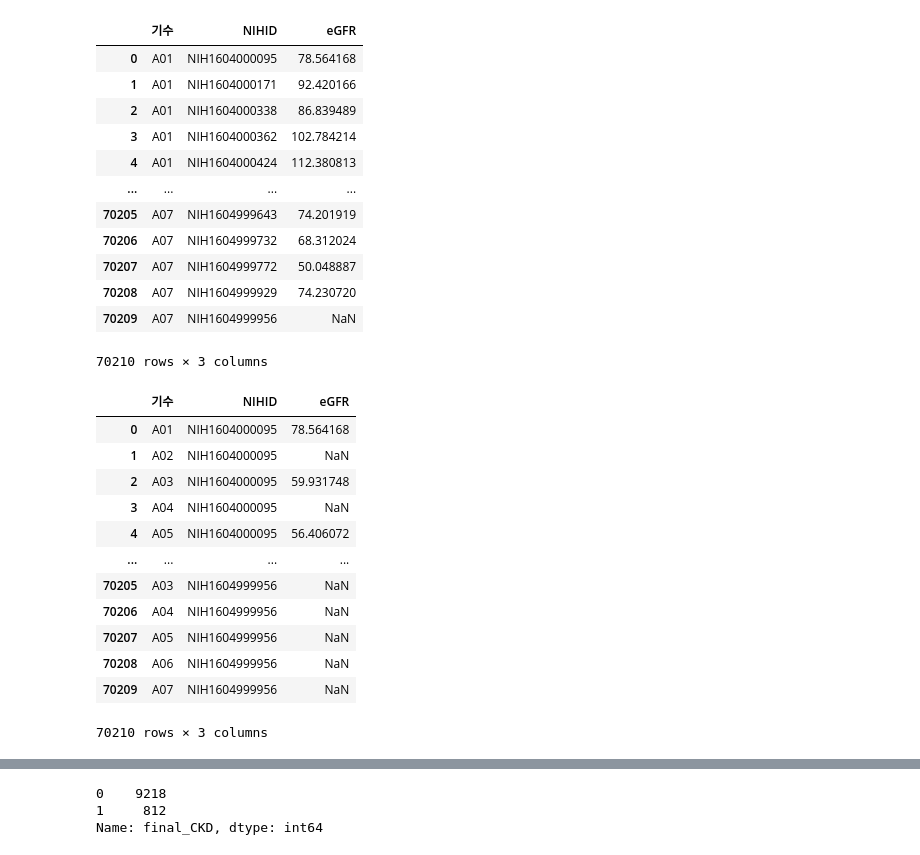
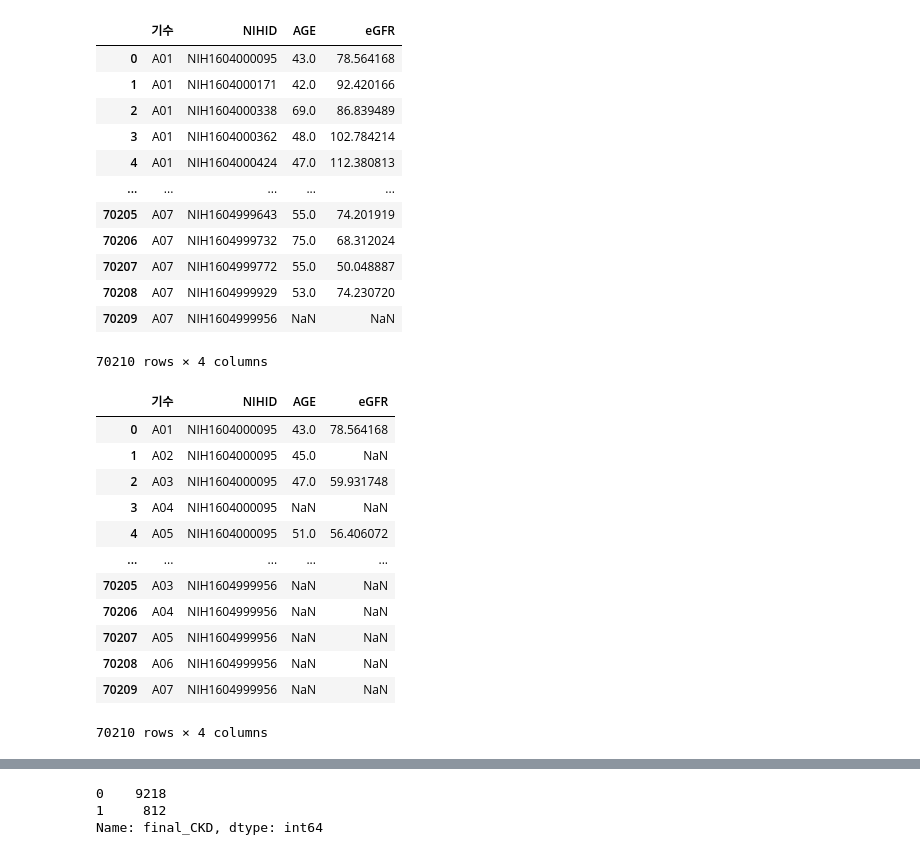
Before and after one commit to ZIO-KIM/SNUlab, a Jupyter notebook: Create CKD.ipynb, the cells around one changed output, grey strips where cells are left out. Drawn from its saved outputs; the diff is of its cells as text; code cells hidden in the pictures.

```diff
--- a/Create CKD.ipynb
+++ b/Create CKD.ipynb
@@ -57,20 +58,20 @@ final
 # %%
-new_ckd = final[['기수', 'NIHID', 'eGFR']]
+new_ckd = final[['기수', 'NIHID', 'AGE', 'eGFR']]
 new_ckd
 # %% [output]
-|  | 기수 | NIHID | eGFR |
-| 0 | A01 | NIH1604000095 | 78.564168 |
-| 1 | A01 | NIH1604000171 | 92.420166 |
-| 2 | A01 | NIH1604000338 | 86.839489 |
-| 3 | A01 | NIH1604000362 | 102.784214 |
-| 4 | A01 | NIH1604000424 | 112.380813 |
-| ... | ... | ... | ... |
-| 70205 | A07 | NIH1604999643 | 74.201919 |
-| 70206 | A07 | NIH1604999732 | 68.312024 |
-| 70207 | A07 | NIH1604999772 | 50.048887 |
-| 70208 | A07 | NIH1604999929 | 74.230720 |
-| 70209 | A07 | NIH1604999956 | NaN |
+|  | 기수 | NIHID | AGE | eGFR |
+| 0 | A01 | NIH1604000095 | 43.0 | 78.564168 |
+| 1 | A01 | NIH1604000171 | 42.0 | 92.420166 |
+| 2 | A01 | NIH1604000338 | 69.0 | 86.839489 |
+| 3 | A01 | NIH1604000362 | 48.0 | 102.784214 |
+| 4 | A01 | NIH1604000424 | 47.0 | 112.380813 |
+| ... | ... | ... | ... | ... |
+| 70205 | A07 | NIH1604999643 | 55.0 | 74.201919 |
+| 70206 | A07 | NIH1604999732 | 75.0 | 68.312024 |
+| 70207 | A07 | NIH1604999772 | 55.0 | 50.048887 |
+| 70208 | A07 | NIH1604999929 | 53.0 | 74.230720 |
+| 70209 | A07 | NIH1604999956 | NaN | NaN |
-70210 rows × 3 columns
+70210 rows × 4 columns
 # %%
 unique_id = new_ckd['NIHID'].unique().tolist()
 # %%
@@ -84,19 +85,19 @@ for id in unique_id:
 finalDf.reset_index(inplace = True, drop = True)
 finalDf
 # %% [output]
-|  | 기수 | NIHID | eGFR |
-| 0 | A01 | NIH1604000095 | 78.564168 |
-| 1 | A02 | NIH1604000095 | NaN |
-| 2 | A03 | NIH1604000095 | 59.931748 |
-| 3 | A04 | NIH1604000095 | NaN |
-| 4 | A05 | NIH1604000095 | 56.406072 |
-| ... | ... | ... | ... |
-| 70205 | A03 | NIH1604999956 | NaN |
-| 70206 | A04 | NIH1604999956 | NaN |
-| 70207 | A05 | NIH1604999956 | NaN |
-| 70208 | A06 | NIH1604999956 | NaN |
-| 70209 | A07 | NIH1604999956 | NaN |
+|  | 기수 | NIHID | AGE | eGFR |
+| 0 | A01 | NIH1604000095 | 43.0 | 78.564168 |
+| 1 | A02 | NIH1604000095 | 45.0 | NaN |
+| 2 | A03 | NIH1604000095 | 47.0 | 59.931748 |
+| 3 | A04 | NIH1604000095 | NaN | NaN |
+| 4 | A05 | NIH1604000095 | 51.0 | 56.406072 |
+| ... | ... | ... | ... | ... |
+| 70205 | A03 | NIH1604999956 | NaN | NaN |
+| 70206 | A04 | NIH1604999956 | NaN | NaN |
+| 70207 | A05 | NIH1604999956 | NaN | NaN |
+| 70208 | A06 | NIH1604999956 | NaN | NaN |
+| 70209 | A07 | NIH1604999956 | NaN | NaN |
-70210 rows × 3 columns
+70210 rows × 4 columns
 # %%
 finalDf.loc[finalDf['eGFR'] <= 60, 'CKD'] = 1
 finalDf.loc[finalDf['eGFR'] > 60, 'CKD'] = 0
```
Also changed, not shown: parts of 11 cells of this notebook, 5 other files.
